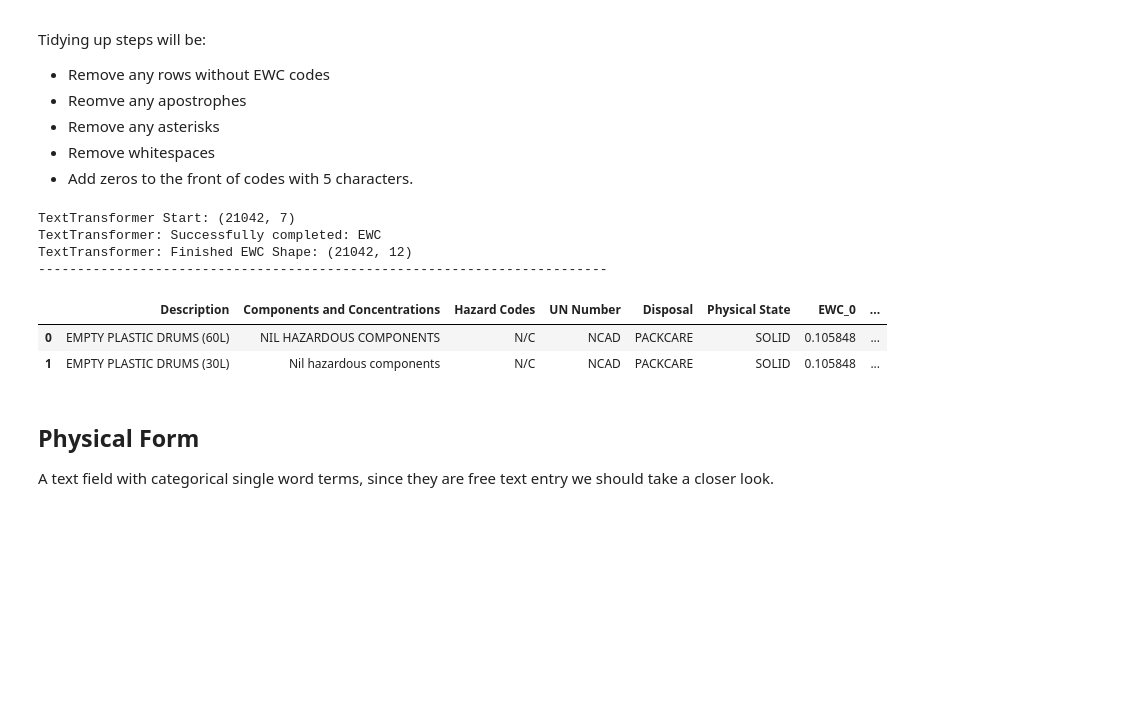
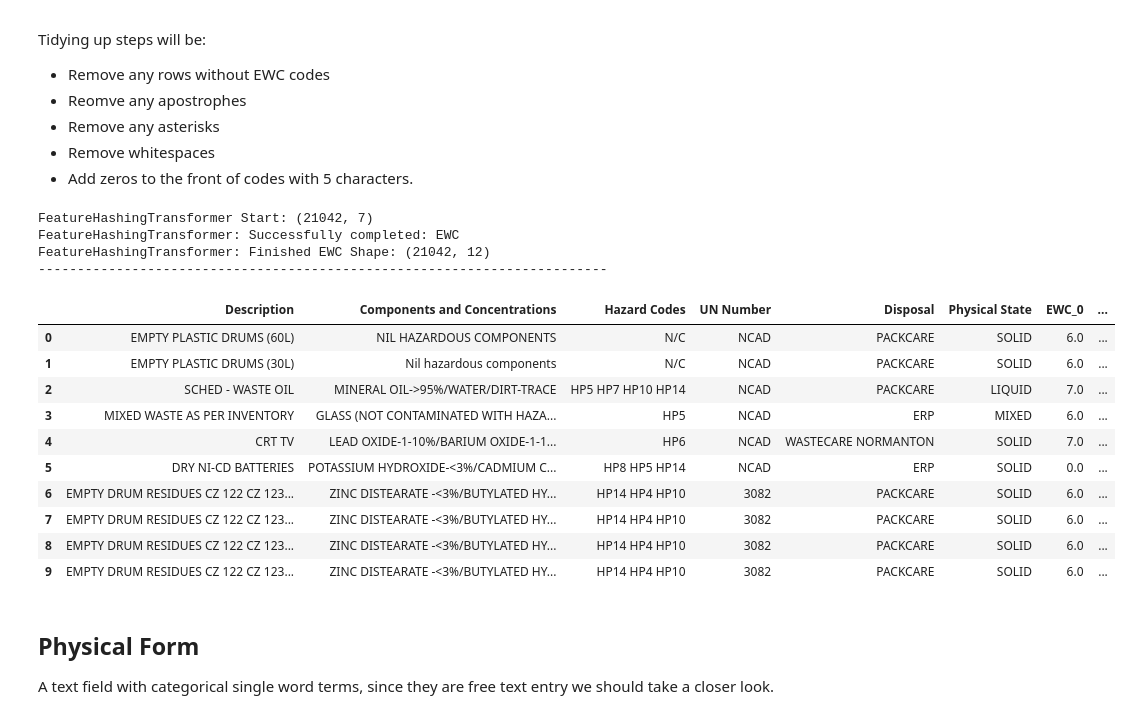
Before and after one commit to gertLush/DisposalPrediction, a Jupyter notebook: Disposal_Prediction1.ipynb, the cells around one changed output. Saved outputs shown, nothing was run; the diff lists cells and outputs as text; code cells hidden in the pictures; blank space fills up the shorter version.

```diff
--- a/Disposal_Prediction1.ipynb
+++ b/Disposal_Prediction1.ipynb
@@ -462,19 +474,13 @@ class FeatureHashingTransformer(BaseEstimator, TransformerMixin):
         self.num_vec = num_vec
 
     def fit(self, X, y=None):
+        if(self.column_name=='UN Number'):
+            X[self.column_name].fillna('NCAD', inplace=True)
         return self
 
     def transform(self, X):
-        transformed_data = pd.DataFrame()
         print(f'FeatureHashingTransformer Start: {X.shape}')
         try:
-            # Tidy up a bit
-            X[self.column_name].str.upper()
-            X[self.column_name].str.strip()
-
-            if(self.column_name=='UN Number'):
-                X[self.column_name].fillna('NCAD', inplace=True)
-
             # A helper function for encoding highly diverse categorical information.
             def feature_hasher(data, prefix, num_features):
                 # Initialize the FeatureHasher object
@@ -483,6 +489,9 @@ class FeatureHashingTransformer(BaseEstimator, TransformerMixin):
                 # Apply feature hashing to the data
                 hashed_features = hasher.transform(data.astype(str))
 
+                # Shift the negative hashed features to make them positive
+                hashed_features.data += abs(hashed_features.min())
+
                 # Convert the hashed features to a DataFrame
                 df_hashed = pd.DataFrame(hashed_features.toarray())
 
@@ -490,8 +499,8 @@ class FeatureHashingTransformer(BaseEstimator, TransformerMixin):
                 df_hashed.columns = [prefix + '_' + col for col in df_hashed.columns.astype('str')]
                 return df_hashed
 
-            # Make all uppercase
-            X[self.column_name].str.upper()
+            # Tidy up a bit
+            X[self.column_name] = X[self.column_name].str.upper()
 
             # Remove any preceding aphotrophes
             X[self.column_name] = X[self.column_name].str.lstrip("'")
@@ -504,7 +513,6 @@ class FeatureHashingTransformer(BaseEstimator, TransformerMixin):
 
             # Hash values into a dataframe
             df_fh = feature_hasher(X[self.column_name], self.column_name, self.num_vec)
-            #df_fh.reset_index(drop=True, inplace=True)
 
             # Remove the encoded column
             X = X.drop(self.column_name, axis=1)
@@ -786,33 +835,45 @@ Tidying up steps will be:
 # %%
 # Redefine params
 ewc_params = {
     'et__column_name': 'EWC',
     'et__isalpha': False,
     'et__vector_size': 6,
     'et__window': 10,
     'et__min_count': 1,
     'et__sg': 1
 }
 
+ewc_params = {
+    'et__column_name': 'EWC'
+}
+
 # Create a pipeline to build a model
 ewc_pipe = Pipeline([
-    ('et', TextTransformer())
-    #('et', FeatureHashingTransformer())
+    #('et', TextTransformer())
+    ('et', FeatureHashingTransformer(num_vec=6))
 ])
 
 ewc_pipe.set_params(**ewc_params)
 
 # Re-run the pipeline with new estimators
 ewc_trim = ewc_pipe.fit_transform(ct_trim)
-ewc_trim.head(2)
+ewc_trim.head(10)
 # %% [output]
-TextTransformer Start: (21042, 7)
-TextTransformer: Successfully completed: EWC
-TextTransformer: Finished EWC Shape: (21042, 12)
+FeatureHashingTransformer Start: (21042, 7)
+FeatureHashingTransformer: Successfully completed: EWC
+FeatureHashingTransformer: Finished EWC Shape: (21042, 12)
 -------------------------------------------------------------------------
 |  | Description | Components and Concentrations | Hazard Codes | UN Number | Disposal | Physical State | EWC_0 | ... |
-| 0 | EMPTY PLASTIC DRUMS (60L) | NIL HAZARDOUS COMPONENTS | N/C | NCAD | PACKCARE | SOLID | 0.105848 | ... |
-| 1 | EMPTY PLASTIC DRUMS (30L) | Nil hazardous components | N/C | NCAD | PACKCARE | SOLID | 0.105848 | ... |
+| 0 | EMPTY PLASTIC DRUMS (60L) | NIL HAZARDOUS COMPONENTS | N/C | NCAD | PACKCARE | SOLID | 6.0 | ... |
+| 1 | EMPTY PLASTIC DRUMS (30L) | Nil hazardous components | N/C | NCAD | PACKCARE | SOLID | 6.0 | ... |
+| 2 | SCHED - WASTE OIL | MINERAL OIL->95%/WATER/DIRT-TRACE | HP5 HP7 HP10 HP14 | NCAD | PACKCARE | LIQUID | 7.0 | ... |
+| 3 | MIXED WASTE AS PER INVENTORY | GLASS (NOT CONTAMINATED WITH HAZA... | HP5 | NCAD | ERP | MIXED | 6.0 | ... |
+| 4 | CRT TV | LEAD OXIDE-1-10%/BARIUM OXIDE-1-1... | HP6 | NCAD | WASTECARE NORMANTON | SOLID | 7.0 | ... |
+| 5 | DRY NI-CD BATTERIES | POTASSIUM HYDROXIDE-<3%/CADMIUM C... | HP8 HP5 HP14 | NCAD | ERP | SOLID | 0.0 | ... |
+| 6 | EMPTY DRUM RESIDUES CZ 122 CZ 123... | ZINC DISTEARATE -<3%/BUTYLATED HY... | HP14 HP4 HP10 | 3082 | PACKCARE | SOLID | 6.0 | ... |
+| 7 | EMPTY DRUM RESIDUES CZ 122 CZ 123... | ZINC DISTEARATE -<3%/BUTYLATED HY... | HP14 HP4 HP10 | 3082 | PACKCARE | SOLID | 6.0 | ... |
+| 8 | EMPTY DRUM RESIDUES CZ 122 CZ 123... | ZINC DISTEARATE -<3%/BUTYLATED HY... | HP14 HP4 HP10 | 3082 | PACKCARE | SOLID | 6.0 | ... |
+| 9 | EMPTY DRUM RESIDUES CZ 122 CZ 123... | ZINC DISTEARATE -<3%/BUTYLATED HY... | HP14 HP4 HP10 | 3082 | PACKCARE | SOLID | 6.0 | ... |
 # %% [markdown]
 ## Physical Form
 
```
Also changed, not shown: parts of 46 cells of this notebook.
